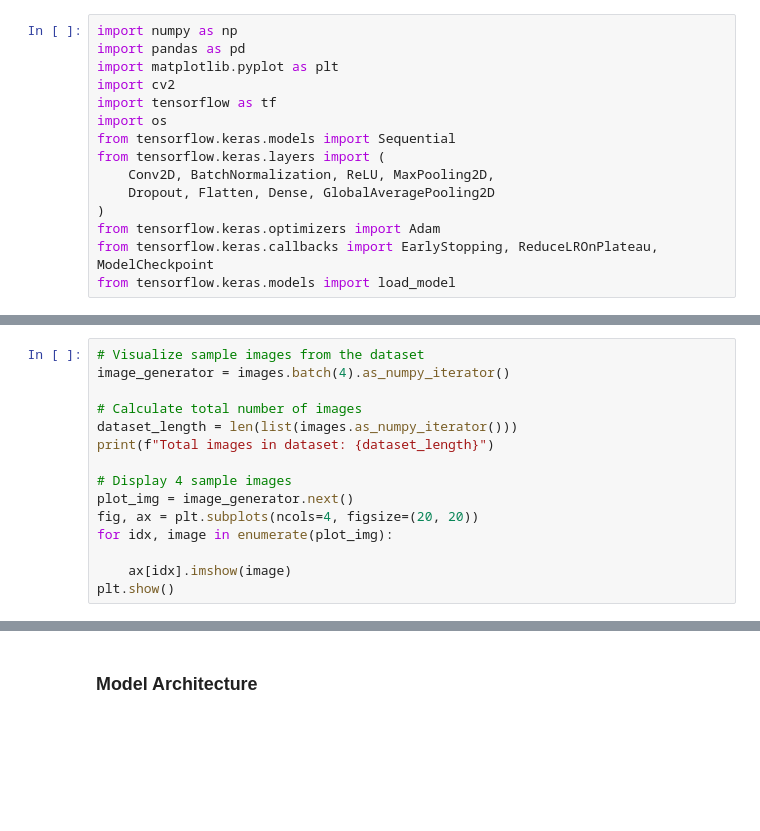
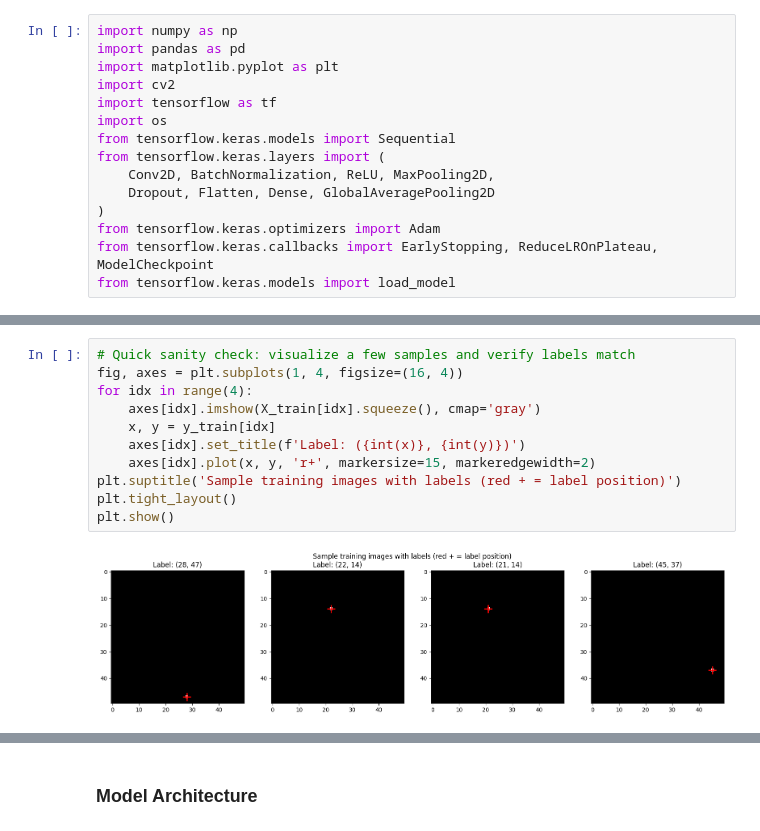
Before and after one commit to choppadandianuraag/Pixel-Coordinate-Prediction, a Jupyter notebook: Model_Training.ipynb, the cells around one changed output, grey strips where cells are left out. Drawn from its saved outputs; the diff is of its cells as text; blank space fills up the shorter version.

```diff
--- a/Model_Training.ipynb
+++ b/Model_Training.ipynb
@@ -121,15 +75,0 @@ images=train_images.map(load_image)
-# %%
-# Visualize sample images from the dataset
-image_generator = images.batch(4).as_numpy_iterator()
-
-# Calculate total number of images
-dataset_length = len(list(images.as_numpy_iterator()))
-print(f"Total images in dataset: {dataset_length}")
-
-# Display 4 sample images
-plot_img = image_generator.next()
-fig, ax = plt.subplots(ncols=4, figsize=(20, 20))
-for idx, image in enumerate(plot_img):
-
-    ax[idx].imshow(image)
-plt.show()
@@ -188,0 +130,13 @@ val = val.prefetch(4)
+# %%
+# Quick sanity check: visualize a few samples and verify labels match
+fig, axes = plt.subplots(1, 4, figsize=(16, 4))
+for idx in range(4):
+    axes[idx].imshow(X_train[idx].squeeze(), cmap='gray')
+    x, y = y_train[idx]
+    axes[idx].set_title(f'Label: ({int(x)}, {int(y)})')
+    axes[idx].plot(x, y, 'r+', markersize=15, markeredgewidth=2)
+plt.suptitle('Sample training images with labels (red + = label position)')
+plt.tight_layout()
+plt.show()
+# %% [output]
+[figure, added]
```
Also changed, not shown: parts of 25 cells of this notebook, 3 other files.
